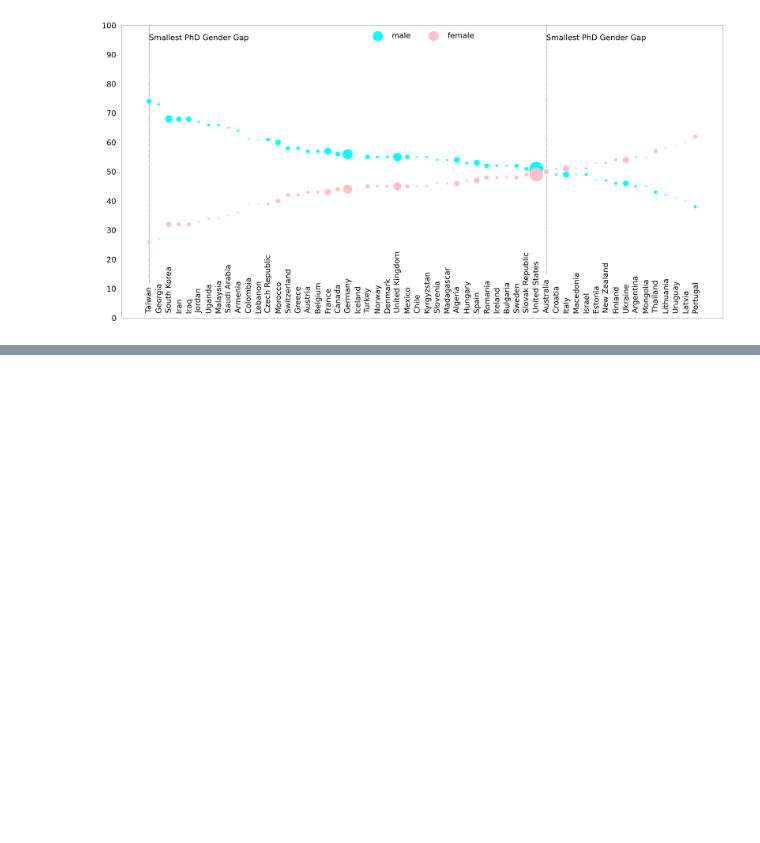
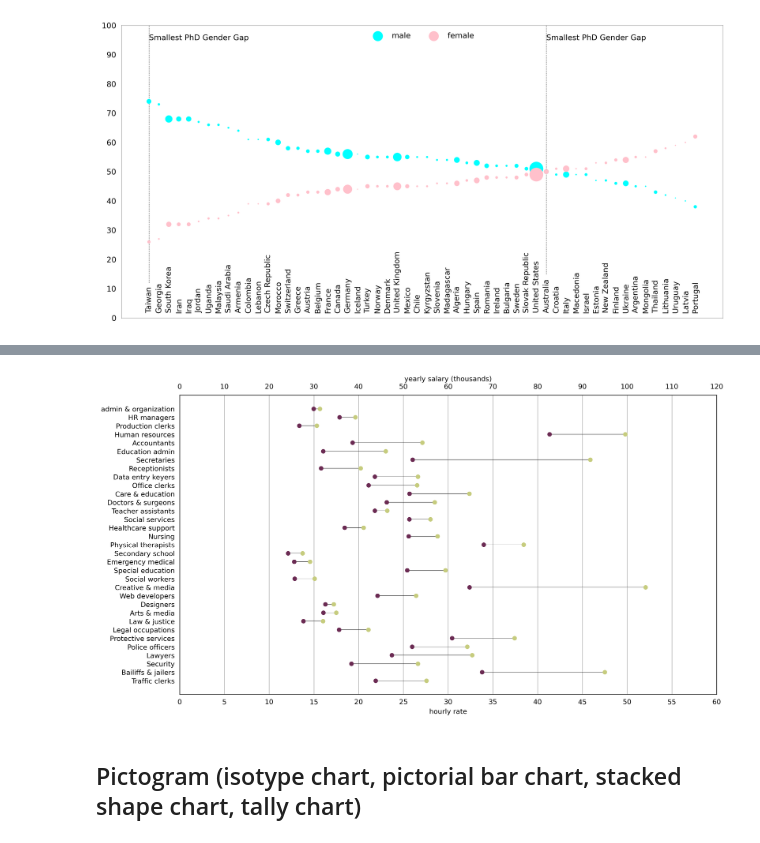
Before and after one commit to leoventuroso/data-viz, a Jupyter notebook: all_the_graphs.ipynb, the cells around one changed output, grey strips where cells are left out. Cells and saved outputs as stored; diff of their text form; code cells hidden in the pictures; blank space fills up the shorter version.

Commit message:
'pictogram'

```diff
--- a/all_the_graphs.ipynb
+++ b/all_the_graphs.ipynb
@@ -335,0 +402,32 @@ plt.show()
+# %%
+fig, ax = plt.subplots(1, 1, figsize = (14, 8), dpi = 300)
+
+m = ax.scatter(zorder = 3, x = df.male, y = range(0, df.shape[0]), color = '#C6CC7E', s = 30)
+f = ax.scatter(zorder = 3, x = df.female, y = range(0, df.shape[0]), color = '#6B2B53', s = 30)
+
+line = ax.hlines(y = range(df.shape[0]), xmin = df.female, xmax = df.male, color = 'black', linewidth = 0.4)
+
+#add a secondary x for ticks
+axT = ax.twiny()
+
+axT.set_xticks(ticks = range(0, 130, 10))
+axT.set_xlabel('yearly salary (thousands)')
+
+ax.set_xticks(ticks = range(0, 130, 10), labels = range(0, 65, 5))
+ax.set_xlabel('hourly rate')
+
+#vertical grid
+ax.grid(zorder = 0, which = 'major', axis = 'x')
+
+ax.set_yticks(ticks = range(0, df.shape[0]), labels = df.index[::-1])
+
+#remove tick marks
+ax.yaxis.set_ticks_position('none')
+ax.xaxis.set_ticks_position('none')
+axT.xaxis.set_ticks_position('none')
+
+plt.show()
+# %% [output]
+[figure, added]
+# %% [markdown]
+## Pictogram (isotype chart, pictorial bar chart, stacked shape chart, tally chart)
```
Also changed, not shown: parts of 4 cells of this notebook.
